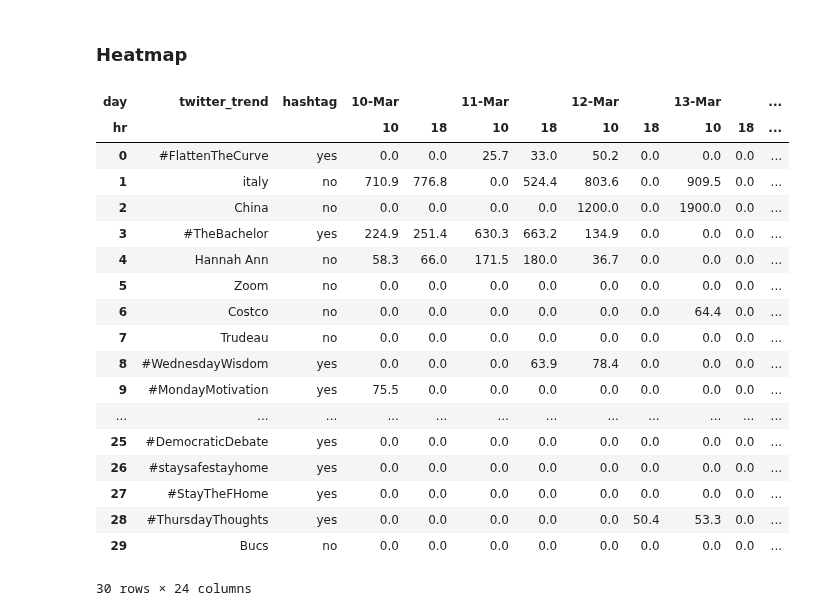
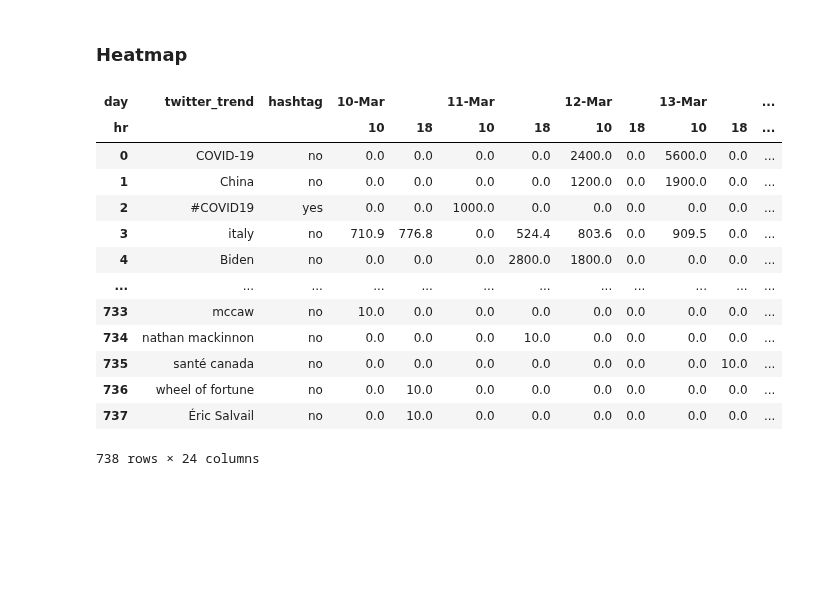
Before and after one commit to vcuspinera/Canada_response_covid, a Jupyter notebook: src/twitter_trend.ipynb, the cells around one changed output. Drawn from its saved outputs; the diff is of its cells as text; code cells hidden in the pictures; blank space fills up the shorter version.

```diff
--- a/src/twitter_trend.ipynb
+++ b/src/twitter_trend.ipynb
@@ -90,27 +93,22 @@ alt.Chart(df_2[df_2.hashtag=='yes'][:30]).mark_bar(color='#F68518').encode(
 # %%
 df_3 = df.pivot(index=['twitter_trend', 'hashtag'], columns=['day', 'hr'], values='tweets').fillna(0)
 df_3['repetitions'] = df_3.astype(bool).sum(axis=1)
 df_3['my_mean'] = df_3.mean(axis=1)
-df_3.sort_values(by=["repetitions", "my_mean"], ascending=False, inplace=True)
-df_3.reset_index(inplace=True)
-df_3.head(30)
+df_3 = df_3.reset_index()
+df_3 = df_3.set_index('twitter_trend').loc[my_sort].reset_index()
+df_3
 # %% [output]
 | day | twitter_trend | hashtag | 10-Mar |  | 11-Mar |  | 12-Mar |  | 13-Mar |  | ... |
 | hr |  |  | 10 | 18 | 10 | 18 | 10 | 18 | 10 | 18 | ... |
-| 0 | #FlattenTheCurve | yes | 0.0 | 0.0 | 25.7 | 33.0 | 50.2 | 0.0 | 0.0 | 0.0 | ... |
-| 1 | italy | no | 710.9 | 776.8 | 0.0 | 524.4 | 803.6 | 0.0 | 909.5 | 0.0 | ... |
-| 2 | China | no | 0.0 | 0.0 | 0.0 | 0.0 | 1200.0 | 0.0 | 1900.0 | 0.0 | ... |
-| 3 | #TheBachelor | yes | 224.9 | 251.4 | 630.3 | 663.2 | 134.9 | 0.0 | 0.0 | 0.0 | ... |
-| 4 | Hannah Ann | no | 58.3 | 66.0 | 171.5 | 180.0 | 36.7 | 0.0 | 0.0 | 0.0 | ... |
-| 5 | Zoom | no | 0.0 | 0.0 | 0.0 | 0.0 | 0.0 | 0.0 | 0.0 | 0.0 | ... |
-| 6 | Costco | no | 0.0 | 0.0 | 0.0 | 0.0 | 0.0 | 0.0 | 64.4 | 0.0 | ... |
-| 7 | Trudeau | no | 0.0 | 0.0 | 0.0 | 0.0 | 0.0 | 0.0 | 0.0 | 0.0 | ... |
-| 8 | #WednesdayWisdom | yes | 0.0 | 0.0 | 0.0 | 63.9 | 78.4 | 0.0 | 0.0 | 0.0 | ... |
-| 9 | #MondayMotivation | yes | 75.5 | 0.0 | 0.0 | 0.0 | 0.0 | 0.0 | 0.0 | 0.0 | ... |
+| 0 | COVID-19 | no | 0.0 | 0.0 | 0.0 | 0.0 | 2400.0 | 0.0 | 5600.0 | 0.0 | ... |
+| 1 | China | no | 0.0 | 0.0 | 0.0 | 0.0 | 1200.0 | 0.0 | 1900.0 | 0.0 | ... |
+| 2 | #COVID19 | yes | 0.0 | 0.0 | 1000.0 | 0.0 | 0.0 | 0.0 | 0.0 | 0.0 | ... |
+| 3 | italy | no | 710.9 | 776.8 | 0.0 | 524.4 | 803.6 | 0.0 | 909.5 | 0.0 | ... |
+| 4 | Biden | no | 0.0 | 0.0 | 0.0 | 2800.0 | 1800.0 | 0.0 | 0.0 | 0.0 | ... |
 | ... | ... | ... | ... | ... | ... | ... | ... | ... | ... | ... | ... |
-| 25 | #DemocraticDebate | yes | 0.0 | 0.0 | 0.0 | 0.0 | 0.0 | 0.0 | 0.0 | 0.0 | ... |
-| 26 | #staysafestayhome | yes | 0.0 | 0.0 | 0.0 | 0.0 | 0.0 | 0.0 | 0.0 | 0.0 | ... |
-| 27 | #StayTheFHome | yes | 0.0 | 0.0 | 0.0 | 0.0 | 0.0 | 0.0 | 0.0 | 0.0 | ... |
-| 28 | #ThursdayThoughts | yes | 0.0 | 0.0 | 0.0 | 0.0 | 0.0 | 50.4 | 53.3 | 0.0 | ... |
-| 29 | Bucs | no | 0.0 | 0.0 | 0.0 | 0.0 | 0.0 | 0.0 | 0.0 | 0.0 | ... |
+| 733 | mccaw | no | 10.0 | 0.0 | 0.0 | 0.0 | 0.0 | 0.0 | 0.0 | 0.0 | ... |
+| 734 | nathan mackinnon | no | 0.0 | 0.0 | 0.0 | 10.0 | 0.0 | 0.0 | 0.0 | 0.0 | ... |
+| 735 | santé canada | no | 0.0 | 0.0 | 0.0 | 0.0 | 0.0 | 0.0 | 0.0 | 10.0 | ... |
+| 736 | wheel of fortune | no | 0.0 | 10.0 | 0.0 | 0.0 | 0.0 | 0.0 | 0.0 | 0.0 | ... |
+| 737 | Éric Salvail | no | 0.0 | 10.0 | 0.0 | 0.0 | 0.0 | 0.0 | 0.0 | 0.0 | ... |
-30 rows × 24 columns
+738 rows × 24 columns
```
Also changed, not shown: parts of 6 cells of this notebook, 1 other file.
